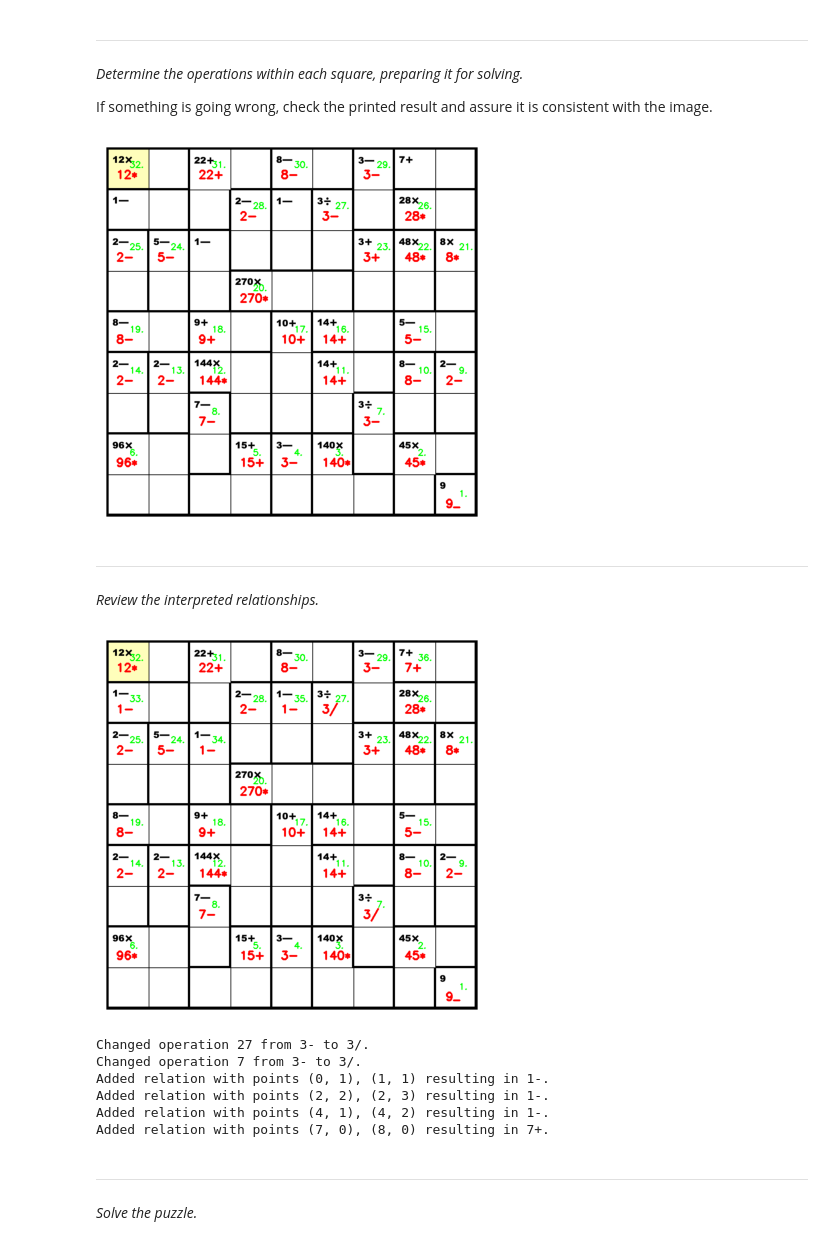
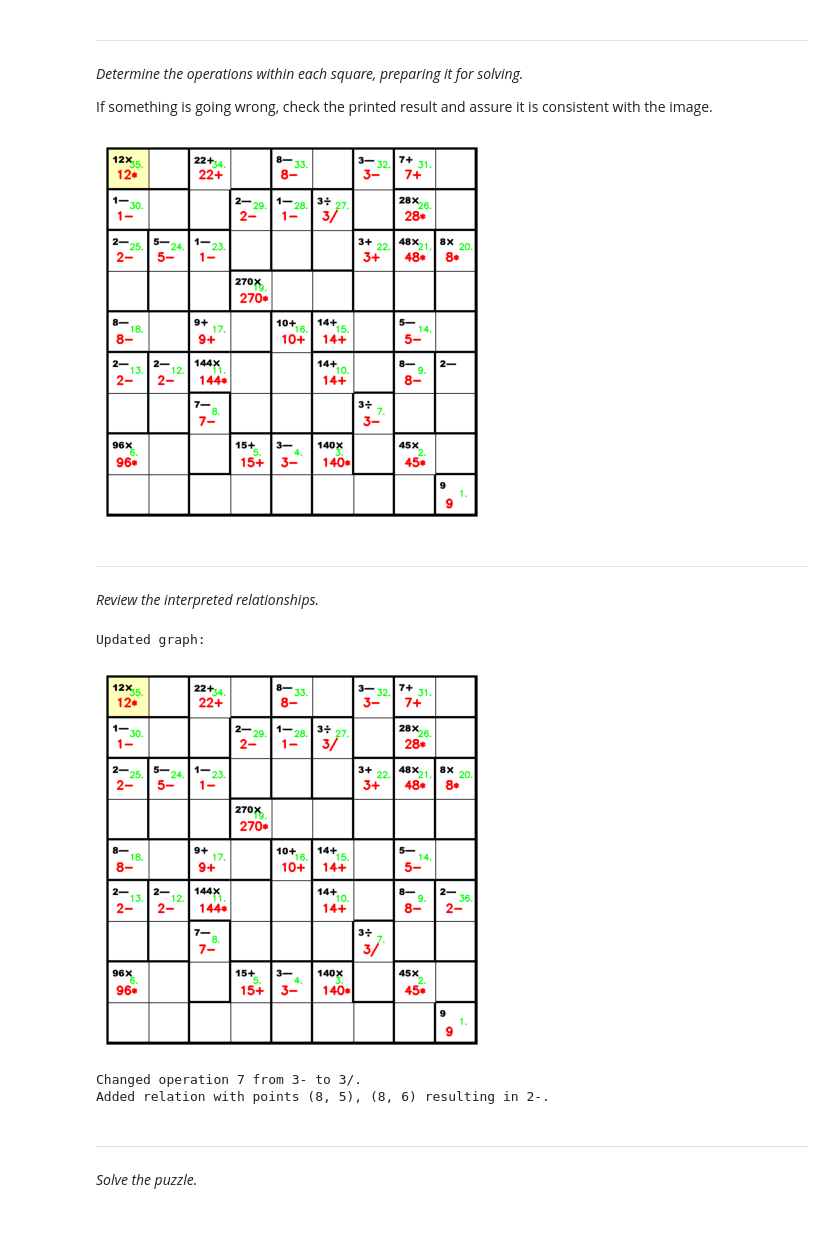
Before and after one commit to vivaansinghvi07/kenken-solver, a Jupyter notebook: main.ipynb, the cells around one changed output. Saved outputs shown, nothing was run; the diff lists cells and outputs as text; code cells hidden in the pictures.

Commit message:
made image processor marginally better

```diff
--- a/main.ipynb
+++ b/main.ipynb
@@ -171,7 +171,7 @@ def show_interpretation(img, operation):
     # write the number
     dispimg = cv2.putText(
         img=dispimg,
-        text=str(operation["result"]) + operation["operand"],
+        text=str(operation["result"]) + operation["operand"].replace("_", ''),
         fontFace=cv2.FONT_HERSHEY_SIMPLEX,
         thickness=3,
         fontScale=1,
@@ -239,8 +239,8 @@ for i in range(len(relations)):
     for point in rel:
 
         # gets the box of the square
-        y_lower, x_lower = max(int((point.y)*BOX_SIZE), 0), max(int((point.x)*BOX_SIZE), 0)
-        y_upper, x_upper = int(y_lower+BOX_SIZE), int(x_lower+BOX_SIZE)
+        y_lower, x_lower = max(int((point.y+0.075)*BOX_SIZE), 0), max(int((point.x+0.075)*BOX_SIZE), 0)
+        y_upper, x_upper = int(y_lower+BOX_SIZE*0.85), int(x_lower+BOX_SIZE*0.85)
         cropped_img = newimg[y_lower:y_upper, x_lower:x_upper]
 
         # checks if text could be read
@@ -250,7 +250,7 @@ for i in range(len(relations)):
             # debugging purposes
             """print(text)
             imshow(cropped_img)
-            continue"""
+            continue """
 
             if text == None:    # skip if invalid text
                 continue
@@ -268,34 +268,34 @@ for i in range(len(relations)):
             elif any([s in text for s in ["-", "—", "_", "."]]):
                 operation["operand"] = Ops.SUBTRACTION
                 operation["result"] = int(re.sub(r"[\_\-\—\.]+", "", text))
 
             # likely fully empty - nothing to check inside
             else:
                 operation["result"] = int(text)
                 text = cropped_img
                 match len(rel):
                     case 2:
                         operation["operand"] = Ops.SUBTRACTION
                     case 1:
                         operation["operand"] = Ops.CONSTANT
                     case _:
                         raise Exception("Invalid pattern detected.")
 
             # sotres values within the operation
             operation["squares"] = copy(rel)
             operation["text_point"] = point
 
             # adds interpretation to display image
             dispimg = show_interpretation(dispimg, operation)
             id += 1
             break
 
     if operation["operand"] != None:    # makes sure it's not empty
         operations.append(operation)
 
 imshow(dispimg)
 # %% [output]
-[figure, old version]
+[figure, new version]
 # %% [markdown]
 <hr>
 
@@ -376,13 +376,10 @@ while option != Modification.EXIT:
 # shows a log of the changes made
 print("\n".join(logs))
 # %% [output]
+Updated graph:
-[figure, old version]
+[figure, new version]
-Changed operation 27 from 3- to 3/.
-Changed operation 7 from 3- to 3/.
-Added relation with points (0, 1), (1, 1) resulting in 1-.
-Added relation with points (2, 2), (2, 3) resulting in 1-.
-Added relation with points (4, 1), (4, 2) resulting in 1-.
-Added relation with points (7, 0), (8, 0) resulting in 7+.
+Changed operation 7 from 3- to 3/.
+Added relation with points (8, 5), (8, 6) resulting in 2-.
 # %% [markdown]
 <hr>
 
```
